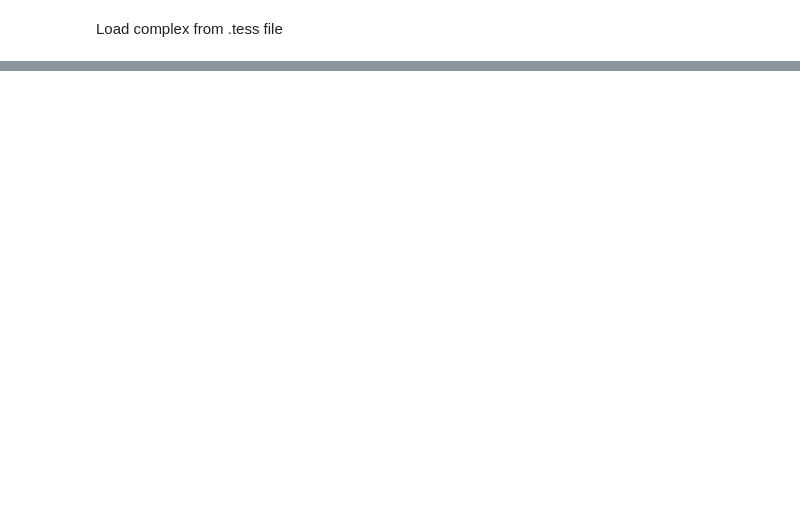
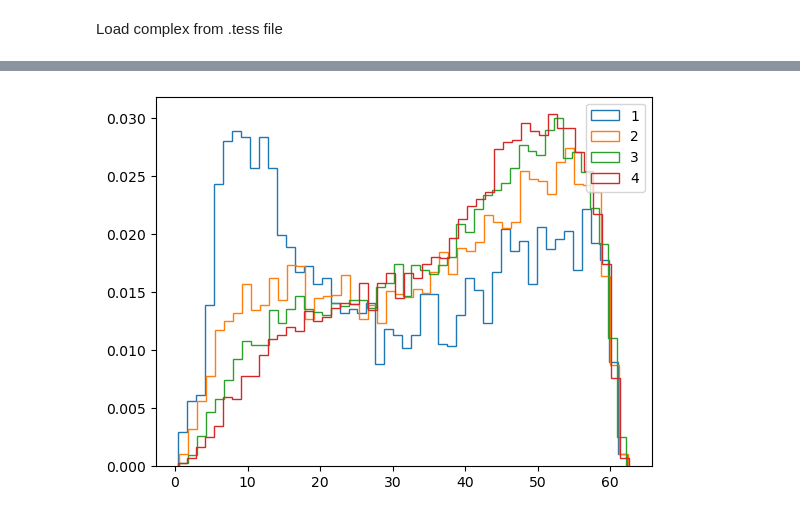
Before and after one commit to PRISBteam/Voronoi_PCC_Analyser, a Jupyter notebook: Disorientations.ipynb, the cells around one changed output, grey strips where cells are left out. Drawn from its saved outputs; the diff is of its cells as text; code cells hidden in the pictures; blank space fills up the shorter version.

```diff
--- a/Disorientations.ipynb
+++ b/Disorientations.ipynb
@@ -248,0 +49,7 @@ for f in c.faces:
+# %%
+for i in [0, 1, 2, 3]:
+    plt.hist(angles[i], bins=50, density=True, histtype='step', label=str(i+1))
+plt.legend()
+plt.show()
+# %% [output]
+[figure, added]
```
Also changed, not shown: parts of 35 cells of this notebook.
